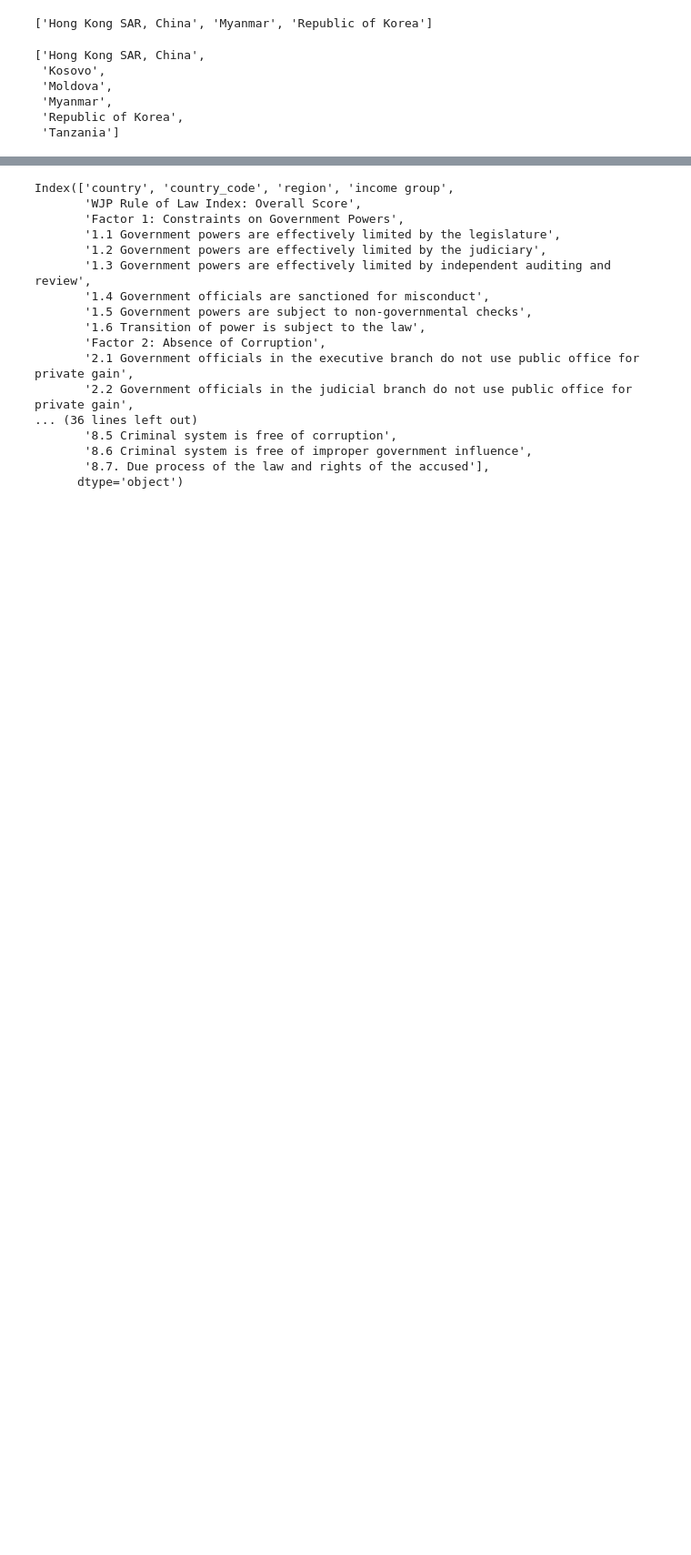
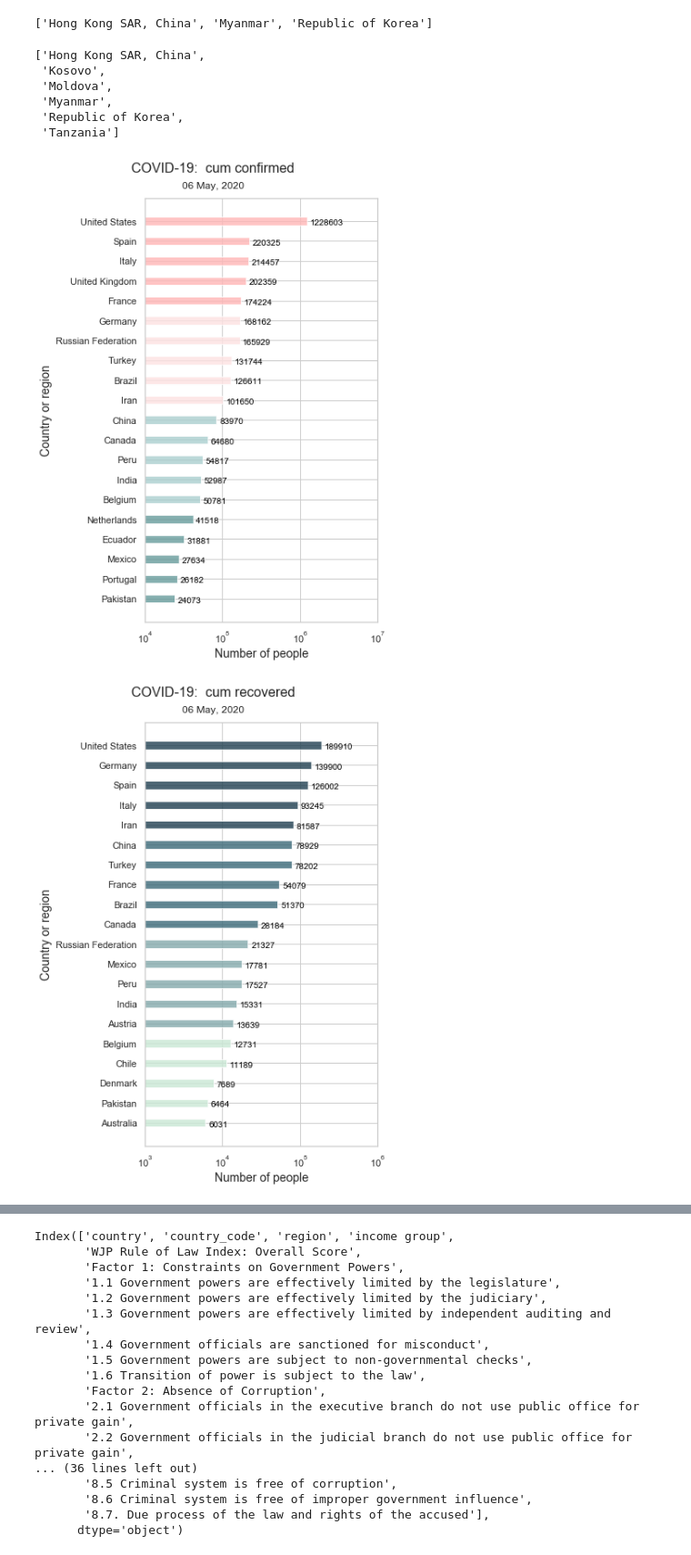
Before and after one commit to fudab/COVID-19-ATC, a Jupyter notebook: scripts/utils_rule_of_law.ipynb, the cells around one changed output, grey strips where cells are left out. Shown at 91% size. Saved outputs shown, nothing was run; the diff lists cells and outputs as text; code cells hidden in the pictures; blank space fills up the shorter version.

```diff
--- a/scripts/utils_rule_of_law.ipynb
+++ b/scripts/utils_rule_of_law.ipynb
@@ -216,3 +389,14 @@ names_country.sort()
  'Myanmar',
  'Republic of Korea',
  'Tanzania']
+# %%
+date_tr = max(data_world['update_date'])
+fig = figure_bar(df = data_world, df_wpp = data_wpp, update_date_tr = date_tr,
+                 col = 'cum_confirmed', largestN = 20, log = True, figsize = (6, 8), fs = 16, title = 'COVID-19: ')
+fig = figure_bar(df = data_world, df_wpp = data_wpp, update_date_tr = date_tr,
+                 col = 'cum_recovered', largestN = 20, log = True, figsize = (6, 8), fs = 16, title = 'COVID-19: ')
+fig = figure_bar(df = data_world, df_wpp = data_wpp, update_date_tr = date_tr,
+                 col = 'cum_dead', largestN = 20, log = True, figsize = (6, 8), fs = 16, title = 'COVID-19: ')
+# %% [output]
+[figure, added]
+[figure, added]
```
Also changed, not shown: parts of 23 cells of this notebook.
